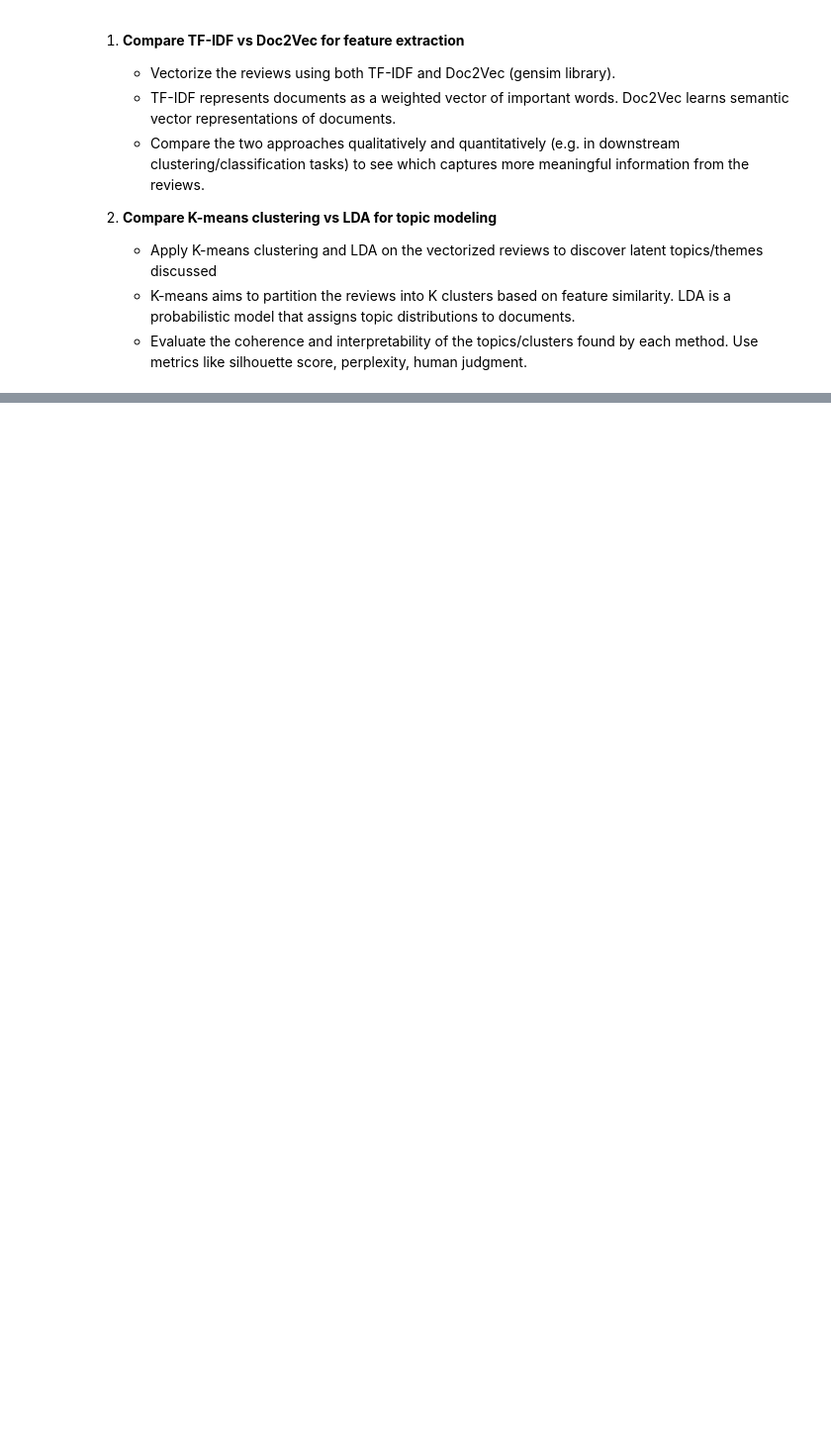
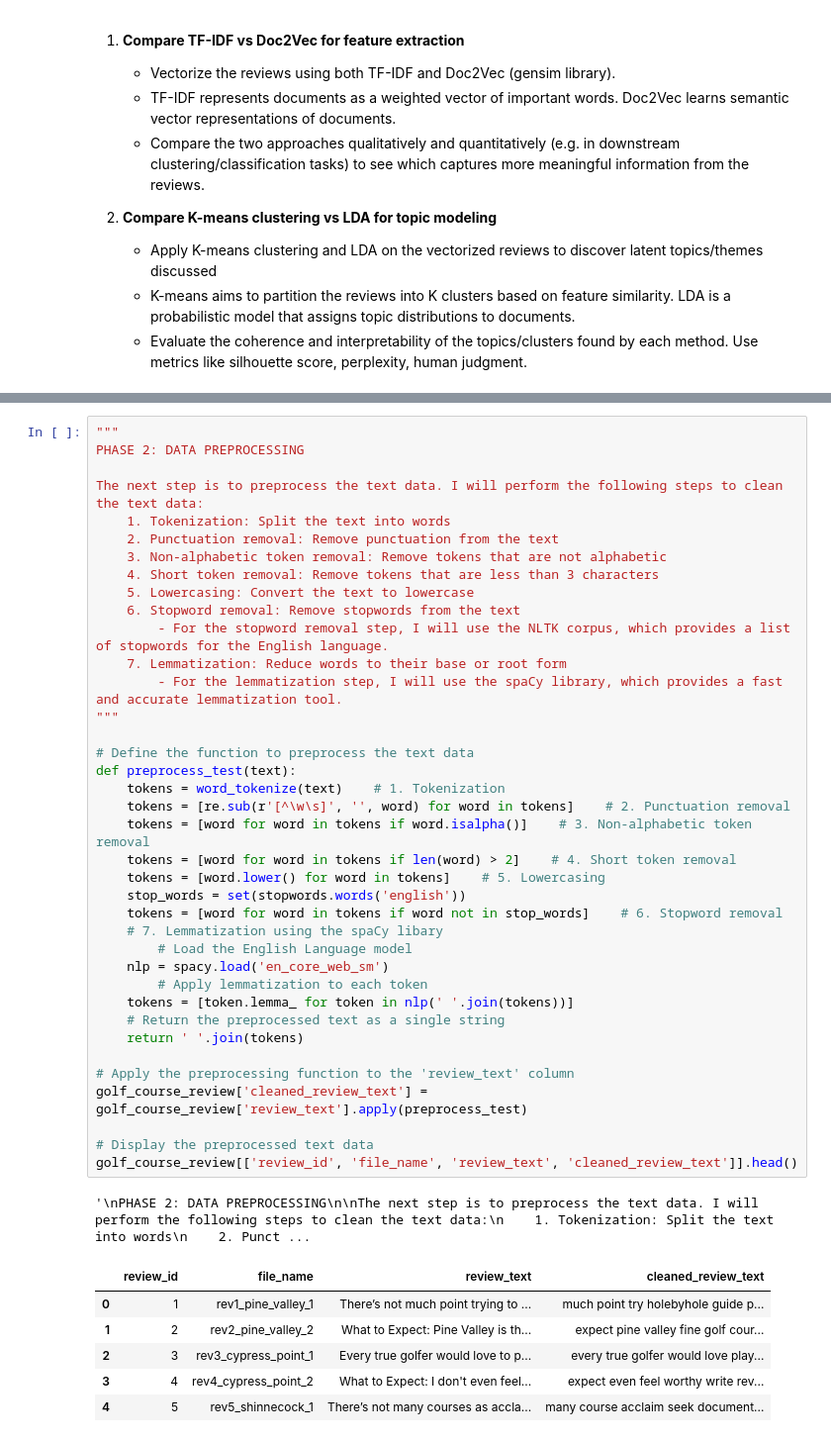
Before and after one commit to stefanjenss/Natural_Language_Processing, a Jupyter notebook: MSDS_453_Term_Project/V1_top_courses_NLP_code.ipynb, the cells around one changed output, grey strips where cells are left out. Shown: that part at 99% size. Saved outputs shown, nothing was run; the diff lists cells and outputs as text; blank space fills up the shorter version.

```diff
--- a/MSDS_453_Term_Project/V1_top_courses_NLP_code.ipynb
+++ b/MSDS_453_Term_Project/V1_top_courses_NLP_code.ipynb
@@ -73,0 +173,46 @@ Secondly, I will use the pandas library to read the CSV file and create a DataFr
+# %%
+"""
+PHASE 2: DATA PREPROCESSING
+
+The next step is to preprocess the text data. I will perform the following steps to clean the text data:
+    1. Tokenization: Split the text into words
+    2. Punctuation removal: Remove punctuation from the text
+    3. Non-alphabetic token removal: Remove tokens that are not alphabetic
+    4. Short token removal: Remove tokens that are less than 3 characters
+    5. Lowercasing: Convert the text to lowercase
+    6. Stopword removal: Remove stopwords from the text
+        - For the stopword removal step, I will use the NLTK corpus, which provides a list of stopwords for the English language.
+    7. Lemmatization: Reduce words to their base or root form
+        - For the lemmatization step, I will use the spaCy library, which provides a fast and accurate lemmatization tool.
+"""
+
+# Define the function to preprocess the text data
+def preprocess_test(text):
+    tokens = word_tokenize(text)    # 1. Tokenization
+    tokens = [re.sub(r'[^\w\s]', '', word) for word in tokens]    # 2. Punctuation removal
+    tokens = [word for word in tokens if word.isalpha()]    # 3. Non-alphabetic token removal
+    tokens = [word for word in tokens if len(word) > 2]    # 4. Short token removal
+    tokens = [word.lower() for word in tokens]    # 5. Lowercasing
+    stop_words = set(stopwords.words('english'))
+    tokens = [word for word in tokens if word not in stop_words]    # 6. Stopword removal
+    # 7. Lemmatization using the spaCy libary
+        # Load the English Language model
+    nlp = spacy.load('en_core_web_sm')
+        # Apply lemmatization to each token
+    tokens = [token.lemma_ for token in nlp(' '.join(tokens))]
+    # Return the preprocessed text as a single string
+    return ' '.join(tokens)
+
+# Apply the preprocessing function to the 'review_text' column
+golf_course_review['cleaned_review_text'] = golf_course_review['review_text'].apply(preprocess_test)
+
+# Display the preprocessed text data
+golf_course_review[['review_id', 'file_name', 'review_text', 'cleaned_review_text']].head()
+# %% [output]
+'\nPHASE 2: DATA PREPROCESSING\n\nThe next step is to preprocess the text data. I will perform the following steps to clean the text data:\n    1. Tokenization: Split the text into words\n    2. Punct ...
+|  | review_id | file_name | review_text | cleaned_review_text |
+| 0 | 1 | rev1_pine_valley_1 | There’s not much point trying to ... | much point try holebyhole guide p... |
+| 1 | 2 | rev2_pine_valley_2 | What to Expect: Pine Valley is th... | expect pine valley fine golf cour... |
+| 2 | 3 | rev3_cypress_point_1 | Every true golfer would love to p... | every true golfer would love play... |
+| 3 | 4 | rev4_cypress_point_2 | What to Expect: I don't even feel... | expect even feel worthy write rev... |
+| 4 | 5 | rev5_shinnecock_1 | There’s not many courses as accla... | many course acclaim seek document... |
```
Also changed, not shown: parts of 7 cells of this notebook, 9 other files.
